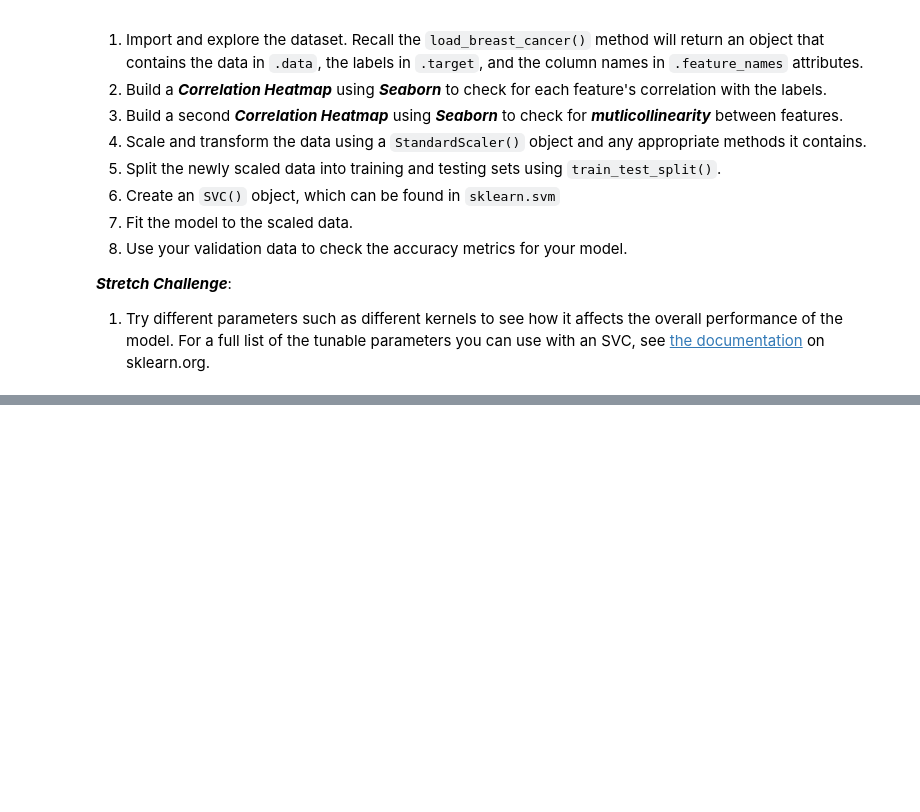
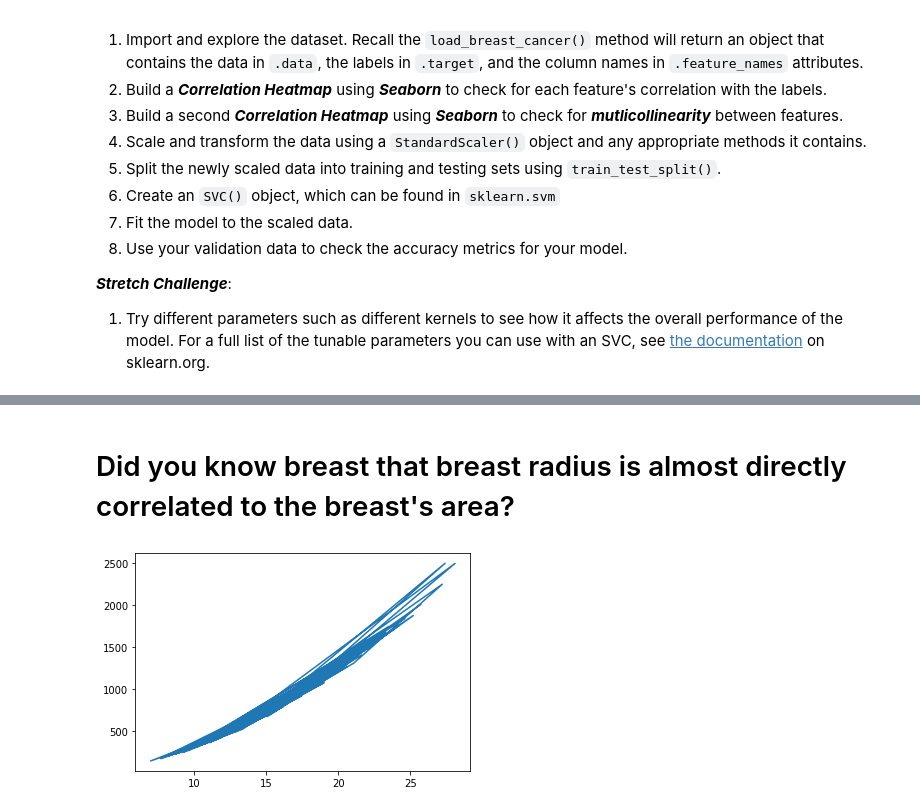
Before and after one commit to jshams/DS-2.1-machine-learning, a Jupyter notebook: assignments/08_Support_Vector_Machines.ipynb, the cells around one changed output, grey strips where cells are left out. Cells and saved outputs as stored; diff of their text form; code cells hidden in the pictures; blank space fills up the shorter version.

```diff
--- a/assignments/08_Support_Vector_Machines.ipynb
+++ b/assignments/08_Support_Vector_Machines.ipynb
@@ -94,0 +86,4 @@ array(['mean radius', 'mean texture', 'mean perimeter', 'mean area',
+# %%
+df = pd.DataFrame(breast_cancer_data.data, columns=breast_cancer_data.feature_names)
+df['infected'] = breast_cancer_data.target
+df.head()
@@ -94,0 +98,7 @@ array(['mean radius', 'mean texture', 'mean perimeter', 'mean area',
+# %% [markdown]
+# Did you know breast that breast radius is almost directly correlated to the breast's area?
+# %%
+plt.plot(df['mean radius'], df['mean area'])
+plt.show()
+# %% [output]
+[figure, added]
```
Also changed, not shown: parts of 10 cells of this notebook.
